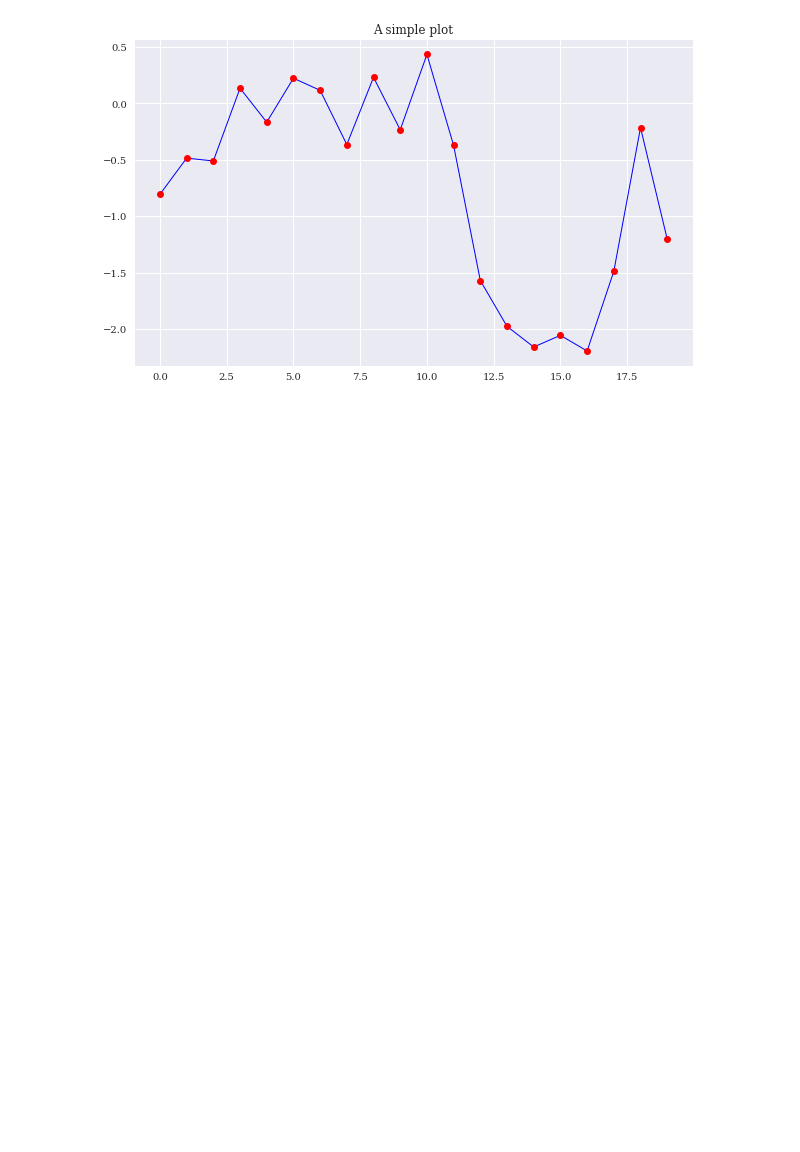
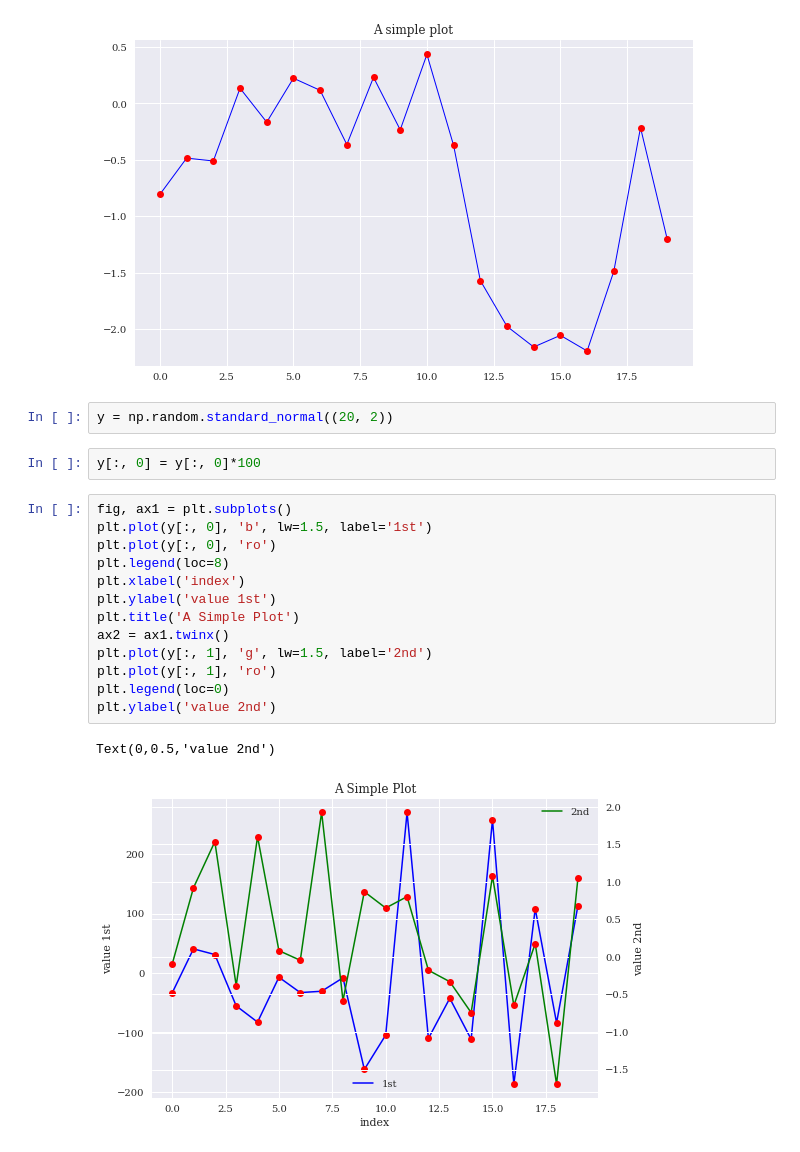
Before and after one commit to aimaketheworldbetter/machine_learning_project, a Jupyter notebook: quantitative_financial_analysis/static2D.ipynb, the cells around one changed output. Cells and saved outputs as stored; diff of their text form; blank space fills up the shorter version.

Commit message:
add 2D, 3D plot

```diff
--- a/quantitative_financial_analysis/static2D.ipynb
+++ b/quantitative_financial_analysis/static2D.ipynb
@@ -36,3 +37,23 @@ plt.title('A simple plot')
 # %% [output]
 Text(0.5,1,'A simple plot')
 [figure]
+# %%
+y = np.random.standard_normal((20, 2))
+# %%
+y[:, 0] = y[:, 0]*100
+# %%
+fig, ax1 = plt.subplots()
+plt.plot(y[:, 0], 'b', lw=1.5, label='1st')
+plt.plot(y[:, 0], 'ro')
+plt.legend(loc=8)
+plt.xlabel('index')
+plt.ylabel('value 1st')
+plt.title('A Simple Plot')
+ax2 = ax1.twinx()
+plt.plot(y[:, 1], 'g', lw=1.5, label='2nd')
+plt.plot(y[:, 1], 'ro')
+plt.legend(loc=0)
+plt.ylabel('value 2nd')
+# %% [output]
+Text(0,0.5,'value 2nd')
+[figure, added]
```
Also changed, not shown: parts of 8 cells of this notebook, 3 other files.
